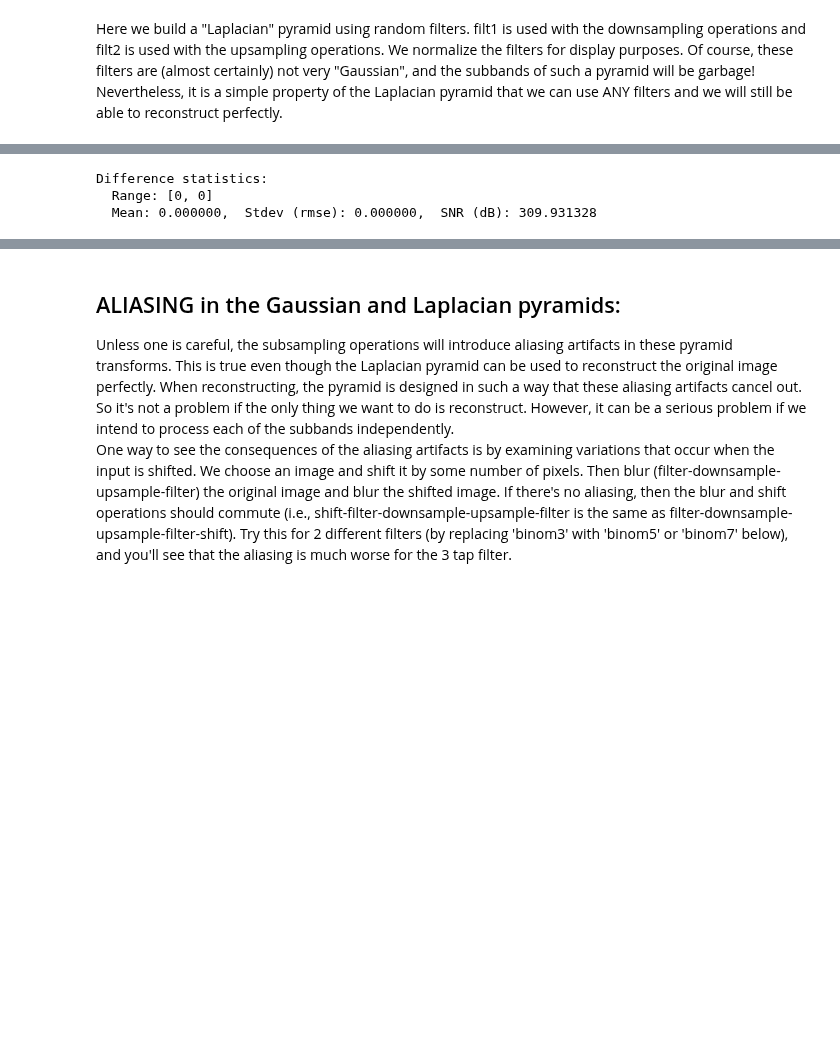
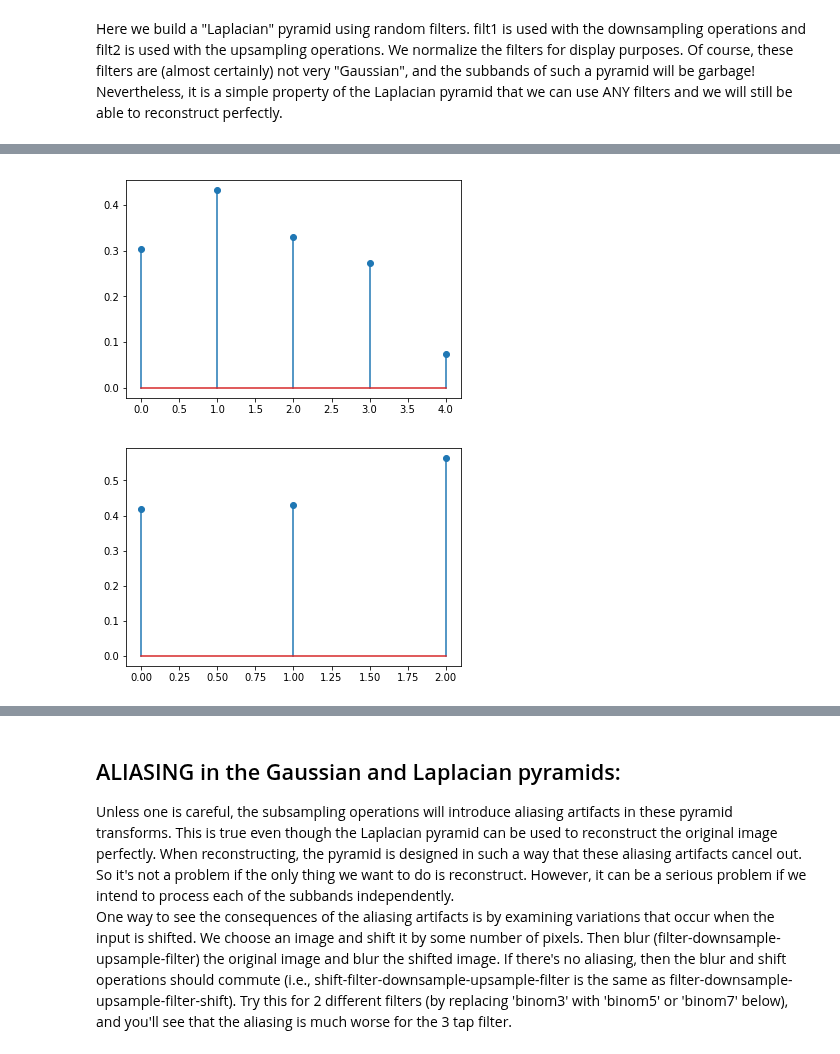
Before and after one commit to LabForComputationalVision/pyrtools, a Jupyter notebook: pyPyrTools/TUTORIALS/pyramids.ipynb, the cells around one changed output, grey strips where cells are left out. Saved outputs shown, nothing was run; the diff lists cells and outputs as text; code cells hidden in the pictures; blank space fills up the shorter version.

```diff
--- a/pyPyrTools/TUTORIALS/pyramids.ipynb
+++ b/pyPyrTools/TUTORIALS/pyramids.ipynb
@@ -232,10 +233,10 @@ perfectly.
 # %%
 filt1 = np.random.rand(5,)
 filt1 = np.sqrt(2)*filt1/sum(filt1)
+plt.stem(filt1)
+plt.show()
 filt2 = np.random.rand(3,)
 filt2 = np.sqrt(2)*filt2/sum(filt2)
-pyrr = ppt.Lpyr(im, 7, filt1, filt2)
-pyrr.showPyr(disp='nb')
-fullresr = pyrr.reconPyr('all',filt2)
-ppt.imStats(im,fullresr)
+plt.stem(filt2)
+plt.show()
 # %% [output]
@@ -243,3 +243,2 @@ ppt.imStats(im,fullresr)
-Difference statistics:
-  Range: [0, 0]
-  Mean: 0.000000,  Stdev (rmse): 0.000000,  SNR (dB): 309.931328
+[figure, added]
+[figure, added]
```
Also changed, not shown: parts of 62 cells of this notebook, 49 other files.
